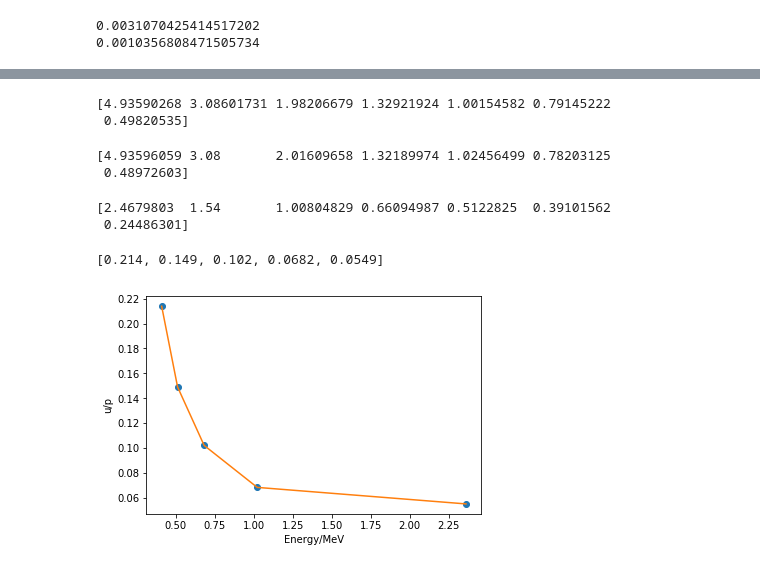
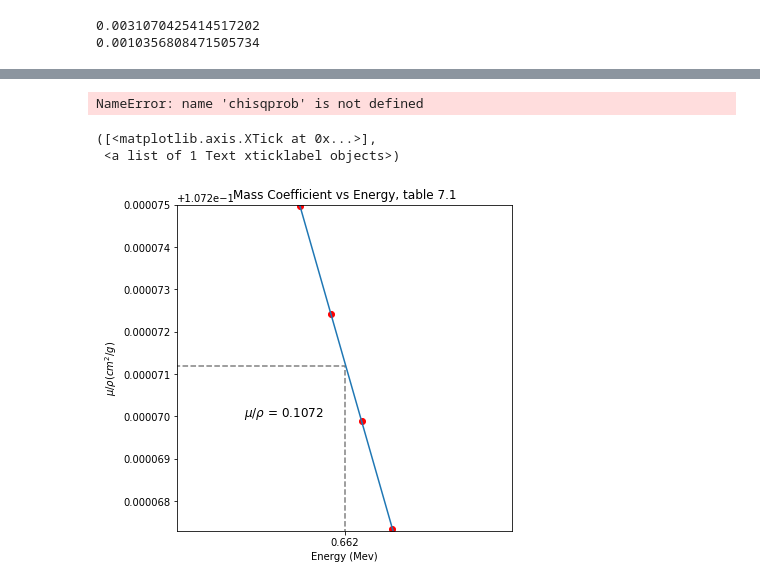
Before and after one commit to apatania/Radiation-Lab, a Jupyter notebook: Lead shielding.ipynb, the cells around one changed output, grey strips where cells are left out. Drawn from its saved outputs; the diff is of its cells as text; code cells hidden in the pictures.

```diff
--- a/Lead shielding.ipynb
+++ b/Lead shielding.ipynb
@@ -91,30 +71,0 @@ print(reducedchisqr)
-# %%
-def func(rho_x):
-    return 6.191201533348978 * np.exp(-(0.11375936714353549 * rho_x)) +0.4383841515321539
-rho_x = np.array([r1,r2,r3,r4,r5,r6,r7])
-P=func(rho_x)
-print(func(rho_x))
-# %% [output]
-[4.93590268 3.08601731 1.98206679 1.32921924 1.00154582 0.79145222
- 0.49820535]
-# %%
-time = np.array([203,325,497,758,977,1280,2044])
-counts=np.array([1002,1001,1002,1002,1001,1001,1001])
-
-I=counts/time
-
-print(I)
-# %% [output]
-[4.93596059 3.08       2.01609658 1.32189974 1.02456499 0.78203125
- 0.48972603]
-# %%
-time = np.array([203,325,497,758,977,1280,2044])
-counts=np.array([1002,1001,1002,1002,1001,1001,1001])
-
-I=counts/time
-
-sigma_I=((counts)**1/2/time)
-print(sigma_I)
-# %% [output]
-[2.4679803  1.54       1.00804829 0.66094987 0.5122825  0.39101562
- 0.24486301]
@@ -123,13 +72,34 @@ rho_x = np.array([r1,r2,r3,r4,r5,r6,r7])
-# %%
-xp=[0.4086,0.5108,0.6811,1.022,2.362]
-fp=[0.214,0.149,0.102,0.0682,0.0549]
-np.interp(0.662,xp,fp)
-plt.xlabel('Energy/MeV')
-plt.ylabel('u/p')
-plt.figsize=(6,6)
-plt.plot(x,y,'o')
-plt.plot(xp,fp)
-print(y)
-# %% [output]
-[0.214, 0.149, 0.102, 0.0682, 0.0549]
-[figure, removed]
+# %%
+resids = I - func(rho_x,a,b,c)
+chissqr = ((resids / sigma_I) ** 2).sum()
+redchisqr = ((resids / sigma_I) ** 2).sum() / float(I.size-3)
+alpha = chisqprob(chissqr,float(I.size-3))
+
+print ('reduced chi-square:',redchisqr)
+print ('confidence value',alpha)
+# %% [output]
+NameError: name 'chisqprob' is not defined
+# %%
+E = np.linspace(0.1022,1.022,100000)
+E_list = np.array([0.1022,0.1277,0.1703,0.2554,0.3405,0.4086,0.5108,0.6811,1.022])
+u_rho_list = np.array([5.3,2.97,1.45,0.558,0.300,0.214,0.149,0.102,0.0682])
+u_rho = np.interp(E,E_list,u_rho_list)
+
+u_rho = np.interp(E,E_list,u_rho_list)
+
+f1 = plt.figure(figsize=(6,6))
+plt.plot(E,u_rho)
+plt.scatter(E,u_rho,color='red')
+plt.ylim(.1072673,.107275)
+plt.xlim(.66195,.66205)
+plt.vlines(.66200,0,.1072712,linestyle='--',color='grey')
+plt.hlines(.1072712,0,.662,linestyle='--',color='grey')
+plt.text(.66197,.10727,'$\mu/\\rho$ = 0.1072',fontsize=12)
+plt.title('Mass Coefficient vs Energy, table 7.1')
+plt.ylabel('$\mu/\\rho (cm^2/g)$')
+plt.xlabel('Energy (Mev)')
+plt.xticks([.662])
+# %% [output]
+([<matplotlib.axis.XTick at 0x...>],
+ <a list of 1 Text xticklabel objects>)
+[figure, added]
```
Also changed, not shown: parts of 4 cells of this notebook, 1 other file.
